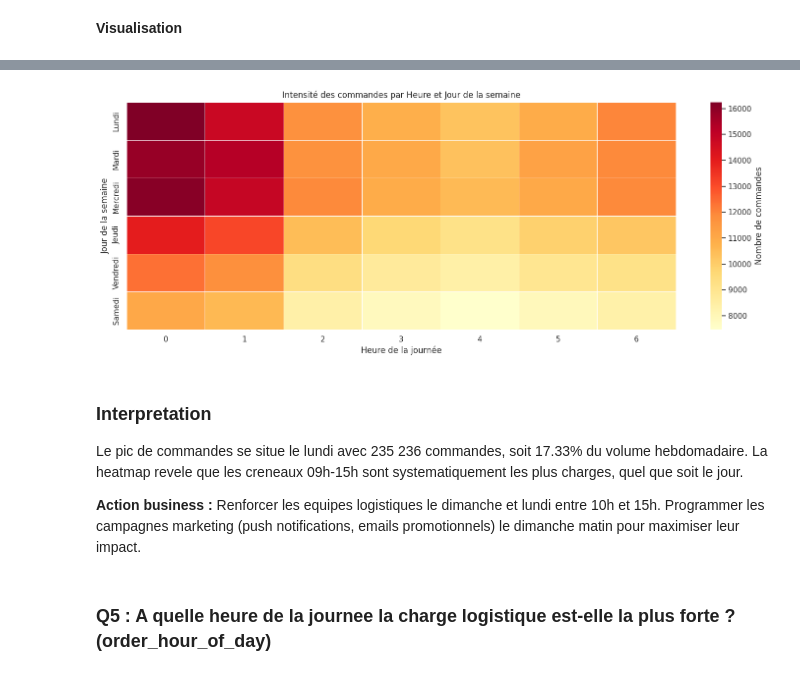
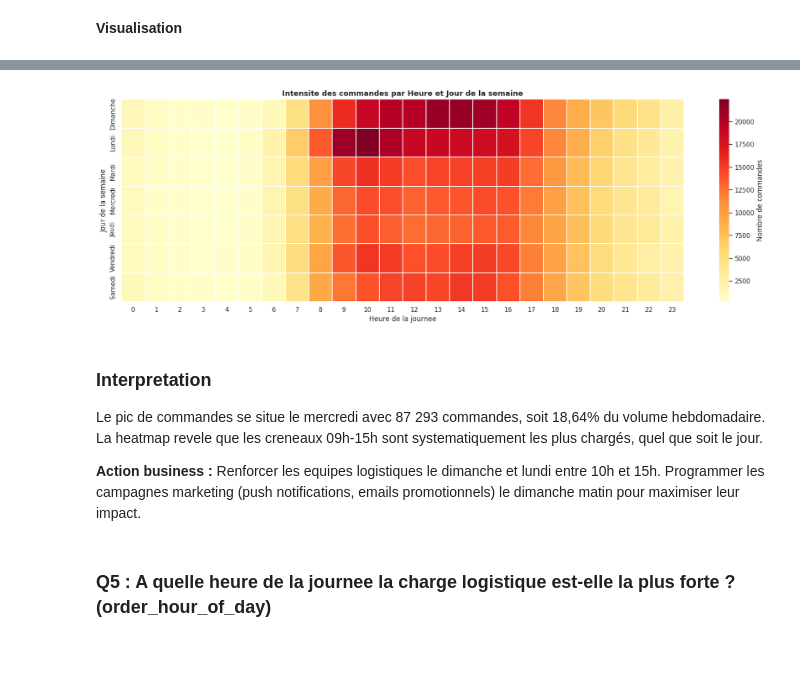
Before and after one commit to MeghCH/NextBuy, a Jupyter notebook: notebook.ipynb, the cells around one changed output, grey strips where cells are left out. Drawn from its saved outputs; the diff is of its cells as text; code cells hidden in the pictures.

```diff
--- a/notebook.ipynb
+++ b/notebook.ipynb
@@ -272,0 +233,7 @@ Shape après fusion : (13692886, 13)
+# %%
+# Delete the order_number column
+orders = orders.drop(columns=["order_number"], errors="ignore")
+
+print("order_dow max:", orders["order_dow"].max())
+print("order_hour_of_day max:", orders["order_hour_of_day"].max())
+print("days_since_prior_order max:", orders["days_since_prior_order"].max())
@@ -592,21 +592,23 @@ et delai entre commandes.
 # %% [markdown]
 **Calcul**
 # %%
-#Compter le nombre de commandes uniques par jour de semaine
+jours = {
+    0: "Dimanche", 1: "Lundi", 2: "Mardi", 3: "Mercredi",
+    4: "Jeudi", 5: "Vendredi", 6: "Samedi",
+}
+
 commandes_par_jour = (
     df.groupby("order_dow")["order_id"]
     .nunique()
     .reset_index(name="nb_commandes")
 )
-
-jours = {0: "Dimanche", 1: "Lundi", 2: "Mardi", 3: "Mercredi",
-         4: "Jeudi", 5: "Vendredi", 6: "Samedi"}
 commandes_par_jour["jour"] = commandes_par_jour["order_dow"].map(jours)
-
-#Pourcentage
+commandes_par_jour = (
+    commandes_par_jour.dropna(subset=["jour"]).sort_values("order_dow")
+)
 commandes_par_jour["pct"] = (
     commandes_par_jour["nb_commandes"] / commandes_par_jour["nb_commandes"].sum() * 100
 ).round(2)
 
-print(commandes_par_jour[["jour", "nb_commandes", "pct"]])
+print(commandes_par_jour[["jour", "nb_commandes", "pct"]].to_string(index=False))
 # %% [output]
@@ -660,41 +650,35 @@ plt.show()
 # %%
-# 1. Préparation des données (Heatmap heure / jour)
 heatmap_data = (
     df.groupby(["order_dow", "order_hour_of_day"])["order_id"]
     .nunique()
     .unstack(fill_value=0)
 )
 
-# 2. FIX : On ne garde que les lignes 0 à 6 présentes dans l'index
-# Cela évite le KeyError si order_dow contient 7, 8, 9...
-valeurs_valides = [i for i in heatmap_data.index if i in jours]
-heatmap_data = heatmap_data.loc[valeurs_valides]
-
-# 3. Application des noms de jours
+valid_idx = [i for i in heatmap_data.index if i in jours]
+heatmap_data = heatmap_data.loc[valid_idx]
 heatmap_data.index = [jours[i] for i in heatmap_data.index]
 
-# 4. Affichage
 plt.figure(figsize=(18, 6))
 sns.heatmap(
     heatmap_data,
     cmap="YlOrRd",
     annot=False,
-    fmt="d",
-    linewidths=.5,
-    cbar_kws={"label": "Nombre de commandes"}
+    linewidths=0.3,
+    cbar_kws={"label": "Nombre de commandes"},
 )
-plt.title("Intensité des commandes par Heure et Jour de la semaine")
-plt.xlabel("Heure de la journée")
+plt.title("Intensite des commandes par Heure et Jour de la semaine", fontsize=13, fontweight="bold")
+plt.xlabel("Heure de la journee")
 plt.ylabel("Jour de la semaine")
+plt.tight_layout()
 plt.show()
 # %% [output]
-[figure, old version]
+[figure, new version]
 # %% [markdown]
 ### Interpretation
 
-Le pic de commandes se situe le lundi avec 235 236 commandes, soit 17.33%
+Le pic de commandes se situe le mercredi avec 87 293 commandes, soit 18,64%
 du volume hebdomadaire. La heatmap revele que les creneaux 09h-15h
-sont systematiquement les plus charges, quel que soit le jour.
+sont systematiquement les plus chargés, quel que soit le jour.
 
 **Action business :** Renforcer les equipes logistiques le dimanche et lundi
 entre 10h et 15h. Programmer les campagnes marketing (push notifications,
```
Also changed, not shown: parts of 38 cells of this notebook.
